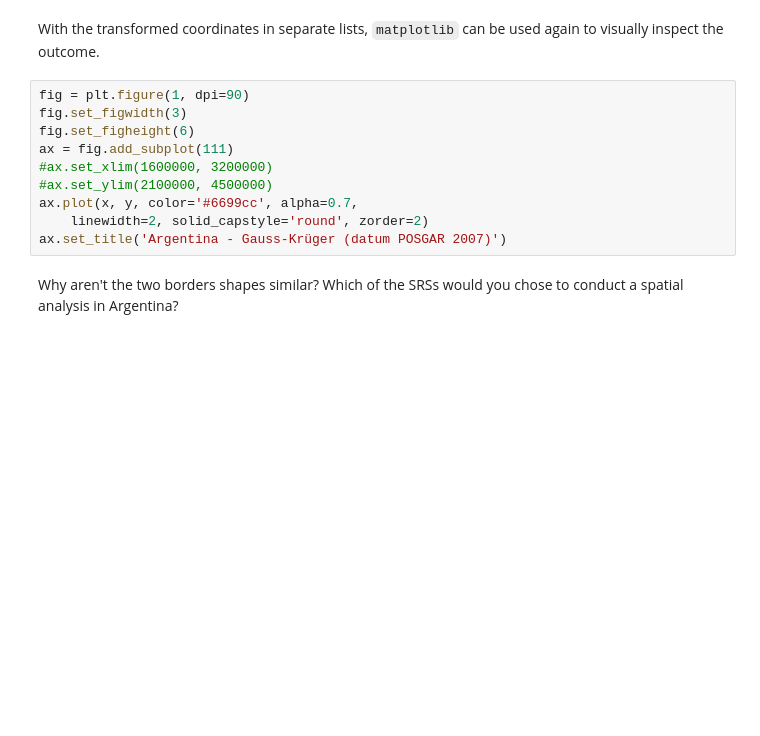
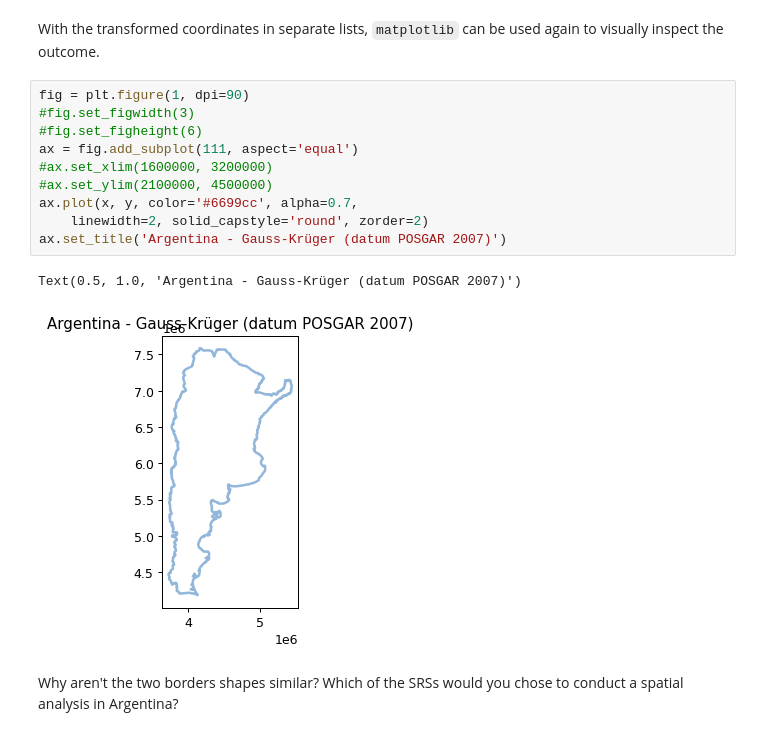
Before and after one commit to ldesousa/geopython-workshop, a Jupyter notebook: workshop/jupyter/content/notebooks/03-spatial-reference-systems.ipynb, the cells around one changed output. Cells and saved outputs as stored; diff of their text form; blank space fills up the shorter version.

```diff
--- a/workshop/jupyter/content/notebooks/03-spatial-reference-systems.ipynb
+++ b/workshop/jupyter/content/notebooks/03-spatial-reference-systems.ipynb
@@ -147,14 +196,17 @@ y,x,z = list(zip(*borders_arg))
 With the transformed coordinates in separate lists, `matplotlib` can be used again to visually inspect the outcome.
 # %%
 fig = plt.figure(1, dpi=90)
-fig.set_figwidth(3)
-fig.set_figheight(6)
-ax = fig.add_subplot(111)
+#fig.set_figwidth(3)
+#fig.set_figheight(6)
+ax = fig.add_subplot(111, aspect='equal')
 #ax.set_xlim(1600000, 3200000)
 #ax.set_ylim(2100000, 4500000)
 ax.plot(x, y, color='#6699cc', alpha=0.7,
     linewidth=2, solid_capstyle='round', zorder=2)
 ax.set_title('Argentina - Gauss-Krüger (datum POSGAR 2007)')
+# %% [output]
+Text(0.5, 1.0, 'Argentina - Gauss-Krüger (datum POSGAR 2007)')
+[figure, added]
 # %% [markdown]
 Why aren't the two borders shapes similar? Which of the SRSs would you chose to conduct a spatial analysis in Argentina?
 # %% [markdown]
```
Also changed, not shown: parts of 10 cells of this notebook.
